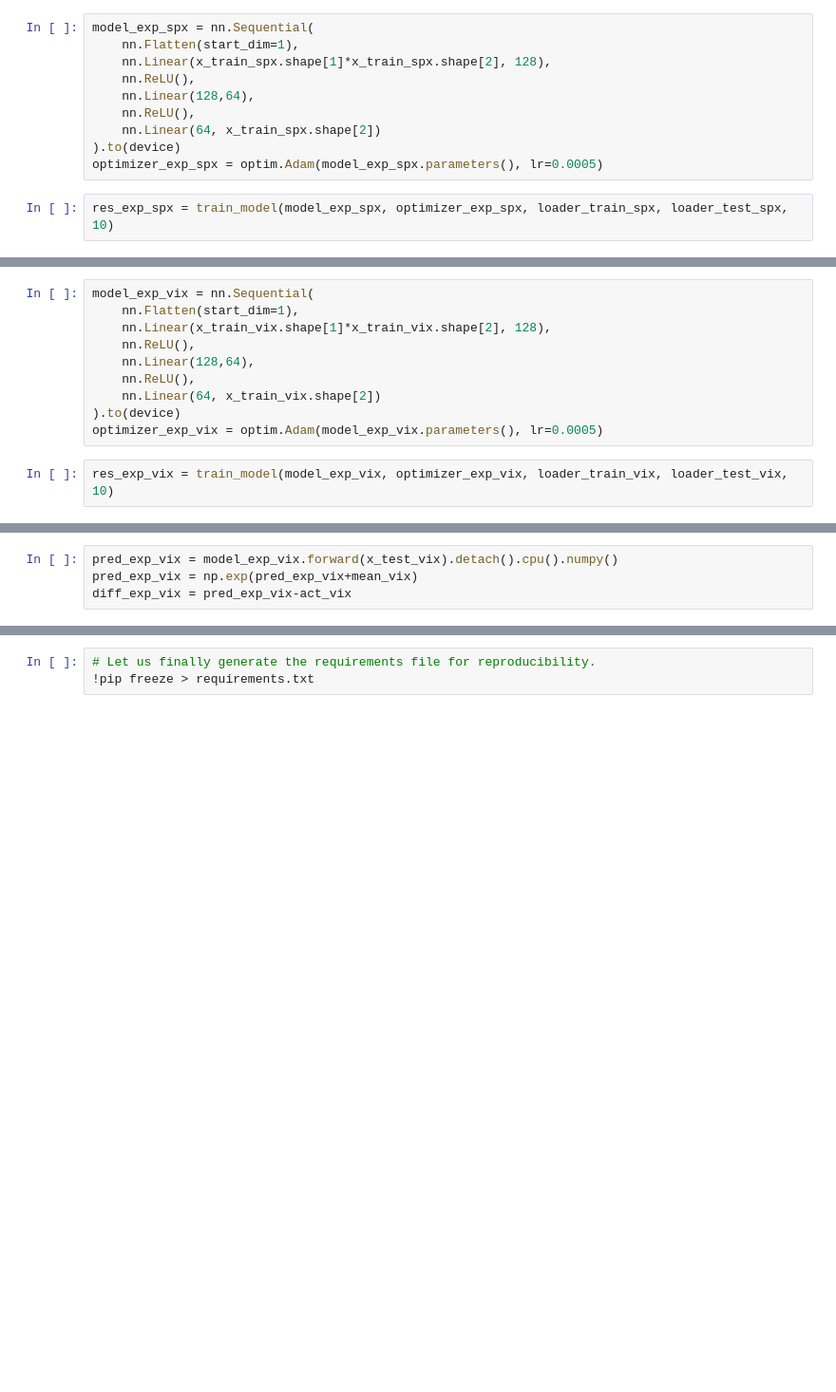
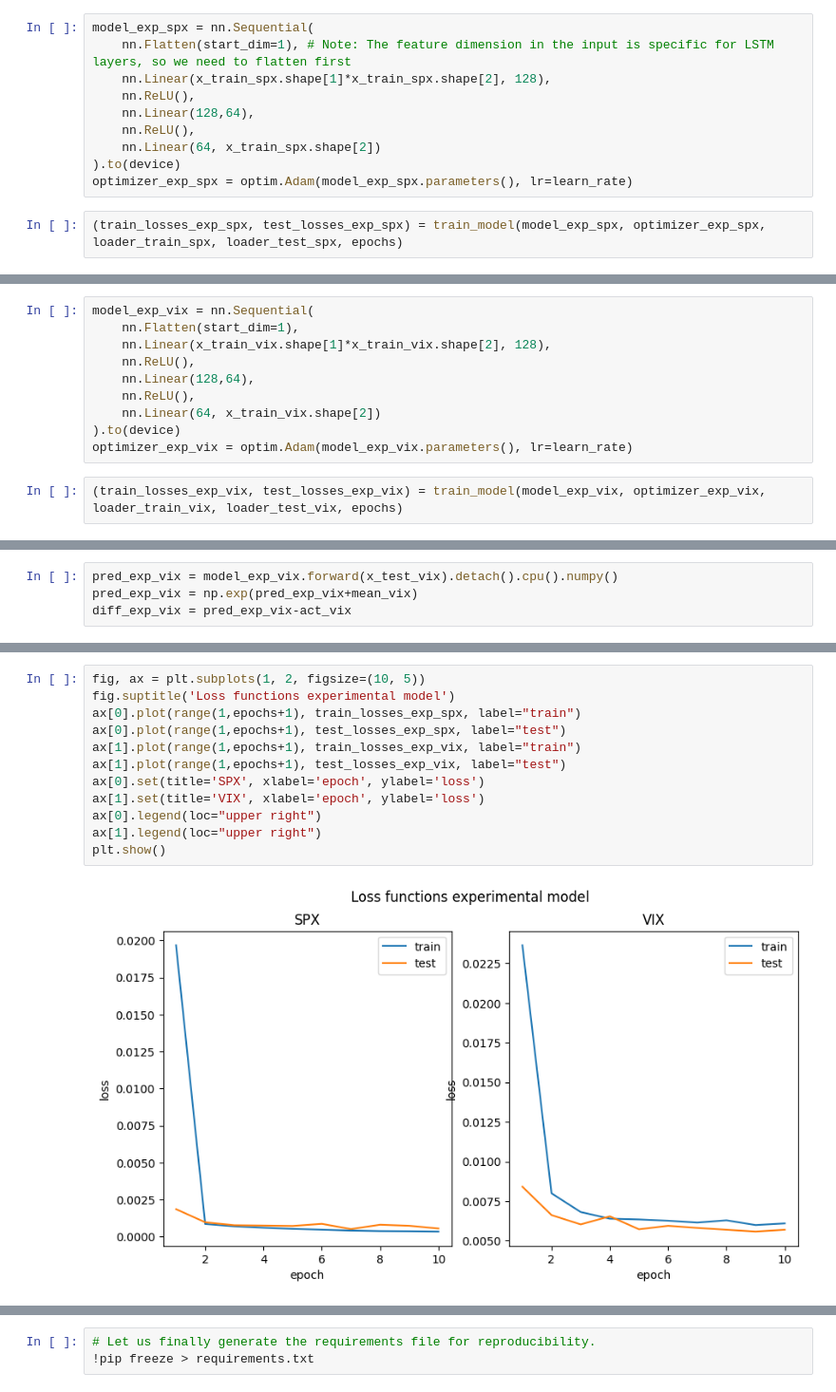
Before and after one commit to agrotz-msai/deep-learning-systems-project, a Jupyter notebook: deep_learning.ipynb, the cells around one changed output, grey strips where cells are left out. Shown at 95% size. Cells and saved outputs as stored; diff of their text form; blank space fills up the shorter version.

```diff
--- a/deep_learning.ipynb
+++ b/deep_learning.ipynb
@@ -358,13 +412,13 @@ We now ...
 # %%
 model_exp_spx = nn.Sequential(
-    nn.Flatten(start_dim=1),
+    nn.Flatten(start_dim=1), # Note: The feature dimension in the input is specific for LSTM layers, so we need to flatten first
     nn.Linear(x_train_spx.shape[1]*x_train_spx.shape[2], 128),
     nn.ReLU(),
     nn.Linear(128,64),
     nn.ReLU(),
     nn.Linear(64, x_train_spx.shape[2])
 ).to(device)
-optimizer_exp_spx = optim.Adam(model_exp_spx.parameters(), lr=0.0005)
+optimizer_exp_spx = optim.Adam(model_exp_spx.parameters(), lr=learn_rate)
 # %%
-res_exp_spx = train_model(model_exp_spx, optimizer_exp_spx, loader_train_spx, loader_test_spx, 10)
+(train_losses_exp_spx, test_losses_exp_spx) = train_model(model_exp_spx, optimizer_exp_spx, loader_train_spx, loader_test_spx, epochs)
 # %% [output]
@@ -387,7 +441,7 @@ model_exp_vix = nn.Sequential(
     nn.ReLU(),
     nn.Linear(64, x_train_vix.shape[2])
 ).to(device)
-optimizer_exp_vix = optim.Adam(model_exp_vix.parameters(), lr=0.0005)
+optimizer_exp_vix = optim.Adam(model_exp_vix.parameters(), lr=learn_rate)
 # %%
-res_exp_vix = train_model(model_exp_vix, optimizer_exp_vix, loader_train_vix, loader_test_vix, 10)
+(train_losses_exp_vix, test_losses_exp_vix) = train_model(model_exp_vix, optimizer_exp_vix, loader_train_vix, loader_test_vix, epochs)
 # %% [output]
@@ -428,0 +485,14 @@ Mean relative error exp: 0.05230754605669249
+# %%
+fig, ax = plt.subplots(1, 2, figsize=(10, 5))
+fig.suptitle('Loss functions experimental model')
+ax[0].plot(range(1,epochs+1), train_losses_exp_spx, label="train")
+ax[0].plot(range(1,epochs+1), test_losses_exp_spx, label="test")
+ax[1].plot(range(1,epochs+1), train_losses_exp_vix, label="train")
+ax[1].plot(range(1,epochs+1), test_losses_exp_vix, label="test")
+ax[0].set(title='SPX', xlabel='epoch', ylabel='loss')
+ax[1].set(title='VIX', xlabel='epoch', ylabel='loss')
+ax[0].legend(loc="upper right")
+ax[1].legend(loc="upper right")
+plt.show()
+# %% [output]
+[figure, added]
```
Also changed, not shown: parts of 43 cells of this notebook, 2 other files.
